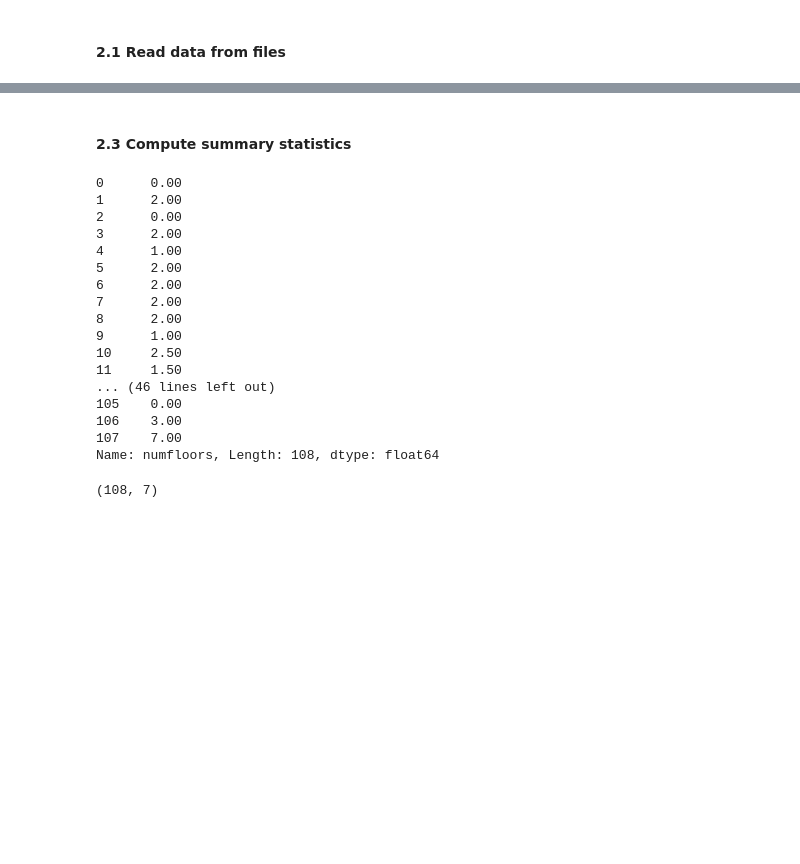
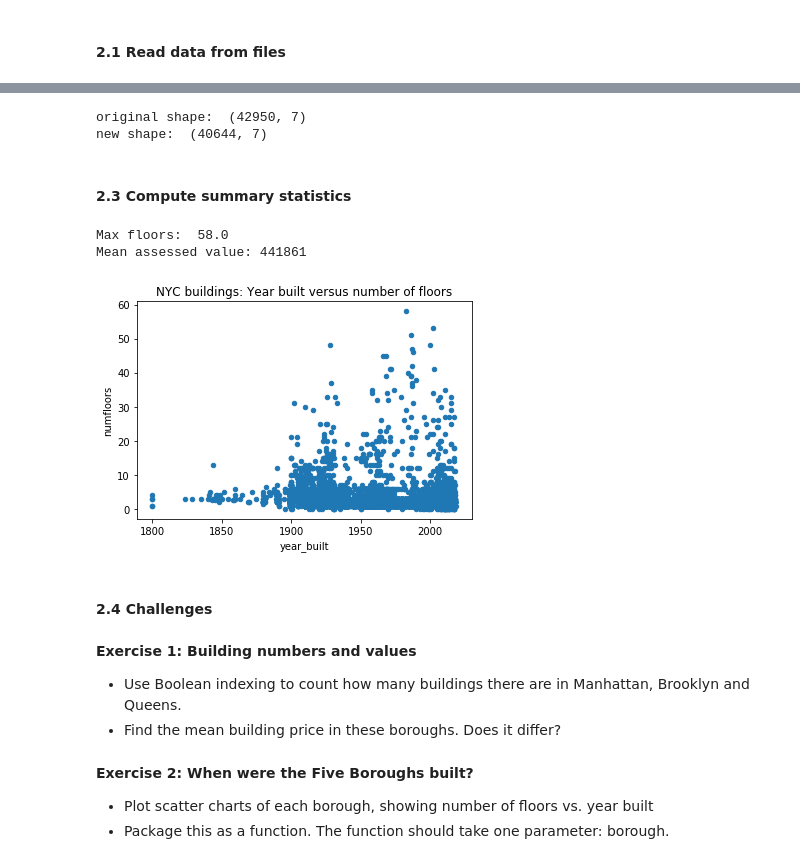
Before and after one commit to worldbank/Python-for-Data-Science, a Jupyter notebook: week 3/Week 3 - Pandas.ipynb, the cells around one changed output, grey strips where cells are left out. Drawn from its saved outputs; the diff is of its cells as text; code cells hidden in the pictures; blank space fills up the shorter version.

```diff
--- a/week 3/Week 3 - Pandas.ipynb
+++ b/week 3/Week 3 - Pandas.ipynb
@@ -251,29 +240,31 @@ assesstot        0
 dtype: int64
+# %%
+print('original shape: ', df.shape)
+df.dropna(inplace=True)
+print('new shape: ', df.shape)
+# %% [output]
+original shape:  (42950, 7)
+new shape:  (40644, 7)
 # %% [markdown]
 #### 2.3 Compute summary statistics
 # %%
 # Use methods like max, min and mean() on a column
 
-df.numfloors
+print("Max floors: ", df.numfloors.max())
+print("Mean assessed value: {:.0f}".format(df.assesstot.mean()))
 # %% [output]
-0      0.00
-1      2.00
-2      0.00
-3      2.00
-4      1.00
-5      2.00
-6      2.00
-7      2.00
-8      2.00
-9      1.00
-10     2.50
-11     1.50
-... (46 lines left out)
-105    0.00
-106    3.00
-107    7.00
-Name: numfloors, Length: 108, dtype: float64
+Max floors:  58.0
+Mean assessed value: 441861
-# %%
-df.shape
-# %% [output]
-(108, 7)
+# %%
+# Use plotting to explore relationships in the data
+
+df.plot(x = 'year_built', y = 'numfloors', kind = 'scatter', title = 'NYC buildings: Year built versus number of floors');
+# %% [output]
+[figure, added]
+# %% [markdown]
+#### 2.4 Challenges
+# %% [markdown]
+__Exercise 1: Building numbers and values__
+
+* Use Boolean indexing to count how many buildings there are in Manhattan, Brooklyn and Queens.
+* Find the mean building price in these boroughs. Does it differ?
@@ -279,0 +273,5 @@ df.shape
+# %% [markdown]
+__Exercise 2: When were the Five Boroughs built?__
+
+* Plot scatter charts of each borough, showing number of floors vs. year built
+* Package this as a function. The function should take one parameter: borough.
```
Also changed, not shown: parts of 14 cells of this notebook, 1 other file.
